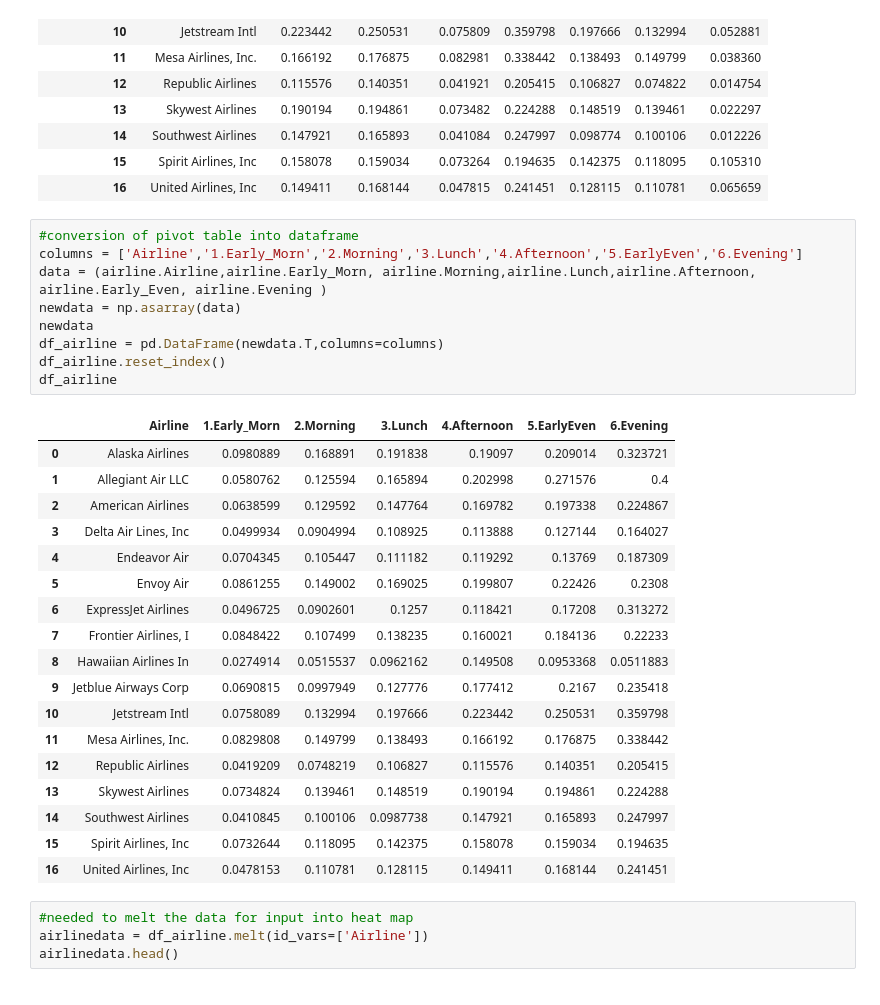
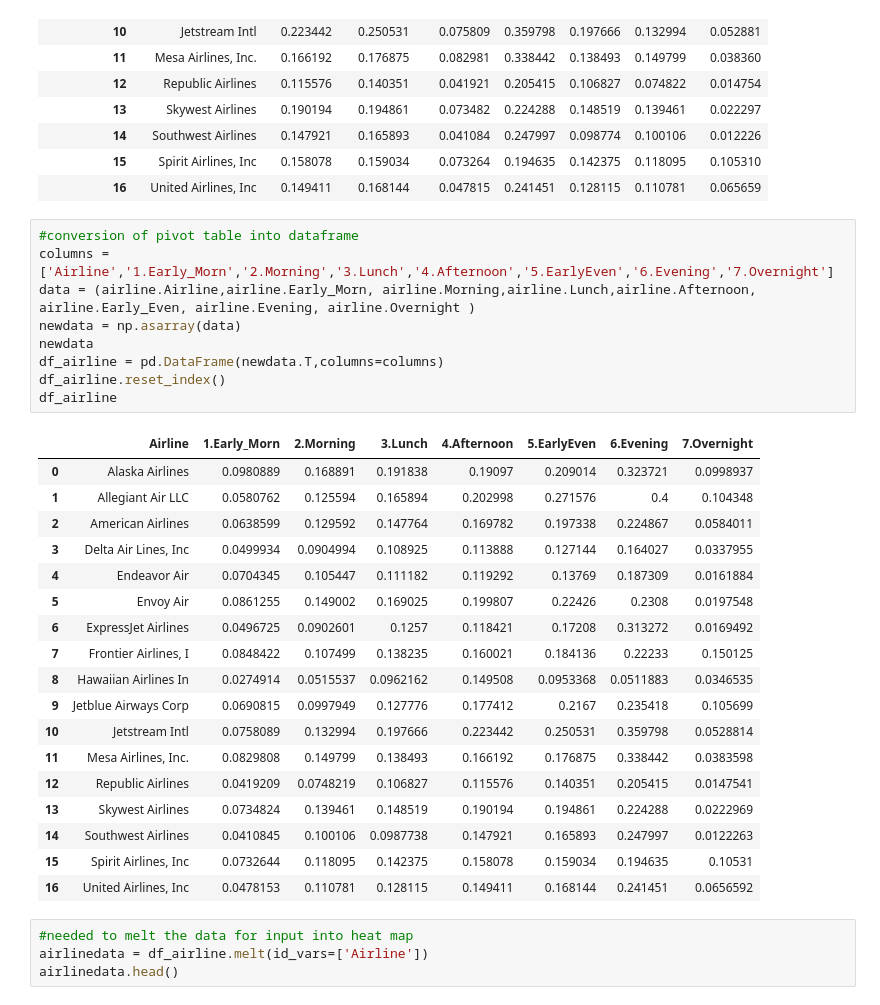
Before and after one commit to mattydeane74/Python-DA-Course, a Jupyter notebook: Lesson_6/Airlines_delay.ipynb, the cells around one changed output. Cells and saved outputs as stored; diff of their text form.

```diff
--- a/Lesson_6/Airlines_delay.ipynb
+++ b/Lesson_6/Airlines_delay.ipynb
@@ -999,32 +1061,32 @@ airline
 | 16 | United Airlines, Inc | 0.149411 | 0.168144 | 0.047815 | 0.241451 | 0.128115 | 0.110781 | 0.065659 |
 # %%
 #conversion of pivot table into dataframe
-columns = ['Airline','1.Early_Morn','2.Morning','3.Lunch','4.Afternoon','5.EarlyEven','6.Evening']
-data = (airline.Airline,airline.Early_Morn, airline.Morning,airline.Lunch,airline.Afternoon, airline.Early_Even, airline.Evening )
+columns = ['Airline','1.Early_Morn','2.Morning','3.Lunch','4.Afternoon','5.EarlyEven','6.Evening','7.Overnight']
+data = (airline.Airline,airline.Early_Morn, airline.Morning,airline.Lunch,airline.Afternoon, airline.Early_Even, airline.Evening, airline.Overnight )
 newdata = np.asarray(data)
 newdata
 df_airline = pd.DataFrame(newdata.T,columns=columns)
 df_airline.reset_index()
 df_airline
 # %% [output]
-|  | Airline | 1.Early_Morn | 2.Morning | 3.Lunch | 4.Afternoon | 5.EarlyEven | 6.Evening |
-| 0 | Alaska Airlines | 0.0980889 | 0.168891 | 0.191838 | 0.19097 | 0.209014 | 0.323721 |
-| 1 | Allegiant Air LLC | 0.0580762 | 0.125594 | 0.165894 | 0.202998 | 0.271576 | 0.4 |
-| 2 | American Airlines | 0.0638599 | 0.129592 | 0.147764 | 0.169782 | 0.197338 | 0.224867 |
-| 3 | Delta Air Lines, Inc | 0.0499934 | 0.0904994 | 0.108925 | 0.113888 | 0.127144 | 0.164027 |
-| 4 | Endeavor Air | 0.0704345 | 0.105447 | 0.111182 | 0.119292 | 0.13769 | 0.187309 |
-| 5 | Envoy Air | 0.0861255 | 0.149002 | 0.169025 | 0.199807 | 0.22426 | 0.2308 |
-| 6 | ExpressJet Airlines | 0.0496725 | 0.0902601 | 0.1257 | 0.118421 | 0.17208 | 0.313272 |
-| 7 | Frontier Airlines, I | 0.0848422 | 0.107499 | 0.138235 | 0.160021 | 0.184136 | 0.22233 |
-| 8 | Hawaiian Airlines In | 0.0274914 | 0.0515537 | 0.0962162 | 0.149508 | 0.0953368 | 0.0511883 |
-| 9 | Jetblue Airways Corp | 0.0690815 | 0.0997949 | 0.127776 | 0.177412 | 0.2167 | 0.235418 |
-| 10 | Jetstream Intl | 0.0758089 | 0.132994 | 0.197666 | 0.223442 | 0.250531 | 0.359798 |
-| 11 | Mesa Airlines, Inc. | 0.0829808 | 0.149799 | 0.138493 | 0.166192 | 0.176875 | 0.338442 |
-| 12 | Republic Airlines | 0.0419209 | 0.0748219 | 0.106827 | 0.115576 | 0.140351 | 0.205415 |
-| 13 | Skywest Airlines | 0.0734824 | 0.139461 | 0.148519 | 0.190194 | 0.194861 | 0.224288 |
-| 14 | Southwest Airlines | 0.0410845 | 0.100106 | 0.0987738 | 0.147921 | 0.165893 | 0.247997 |
-| 15 | Spirit Airlines, Inc | 0.0732644 | 0.118095 | 0.142375 | 0.158078 | 0.159034 | 0.194635 |
-| 16 | United Airlines, Inc | 0.0478153 | 0.110781 | 0.128115 | 0.149411 | 0.168144 | 0.241451 |
+|  | Airline | 1.Early_Morn | 2.Morning | 3.Lunch | 4.Afternoon | 5.EarlyEven | 6.Evening | 7.Overnight |
+| 0 | Alaska Airlines | 0.0980889 | 0.168891 | 0.191838 | 0.19097 | 0.209014 | 0.323721 | 0.0998937 |
+| 1 | Allegiant Air LLC | 0.0580762 | 0.125594 | 0.165894 | 0.202998 | 0.271576 | 0.4 | 0.104348 |
+| 2 | American Airlines | 0.0638599 | 0.129592 | 0.147764 | 0.169782 | 0.197338 | 0.224867 | 0.0584011 |
+| 3 | Delta Air Lines, Inc | 0.0499934 | 0.0904994 | 0.108925 | 0.113888 | 0.127144 | 0.164027 | 0.0337955 |
+| 4 | Endeavor Air | 0.0704345 | 0.105447 | 0.111182 | 0.119292 | 0.13769 | 0.187309 | 0.0161884 |
+| 5 | Envoy Air | 0.0861255 | 0.149002 | 0.169025 | 0.199807 | 0.22426 | 0.2308 | 0.0197548 |
+| 6 | ExpressJet Airlines | 0.0496725 | 0.0902601 | 0.1257 | 0.118421 | 0.17208 | 0.313272 | 0.0169492 |
+| 7 | Frontier Airlines, I | 0.0848422 | 0.107499 | 0.138235 | 0.160021 | 0.184136 | 0.22233 | 0.150125 |
+| 8 | Hawaiian Airlines In | 0.0274914 | 0.0515537 | 0.0962162 | 0.149508 | 0.0953368 | 0.0511883 | 0.0346535 |
+| 9 | Jetblue Airways Corp | 0.0690815 | 0.0997949 | 0.127776 | 0.177412 | 0.2167 | 0.235418 | 0.105699 |
+| 10 | Jetstream Intl | 0.0758089 | 0.132994 | 0.197666 | 0.223442 | 0.250531 | 0.359798 | 0.0528814 |
+| 11 | Mesa Airlines, Inc. | 0.0829808 | 0.149799 | 0.138493 | 0.166192 | 0.176875 | 0.338442 | 0.0383598 |
+| 12 | Republic Airlines | 0.0419209 | 0.0748219 | 0.106827 | 0.115576 | 0.140351 | 0.205415 | 0.0147541 |
+| 13 | Skywest Airlines | 0.0734824 | 0.139461 | 0.148519 | 0.190194 | 0.194861 | 0.224288 | 0.0222969 |
+| 14 | Southwest Airlines | 0.0410845 | 0.100106 | 0.0987738 | 0.147921 | 0.165893 | 0.247997 | 0.0122263 |
+| 15 | Spirit Airlines, Inc | 0.0732644 | 0.118095 | 0.142375 | 0.158078 | 0.159034 | 0.194635 | 0.10531 |
+| 16 | United Airlines, Inc | 0.0478153 | 0.110781 | 0.128115 | 0.149411 | 0.168144 | 0.241451 | 0.0656592 |
 # %%
 #needed to melt the data for input into heat map
 airlinedata = df_airline.melt(id_vars=['Airline'])
```
Also changed, not shown: parts of 61 cells of this notebook, 2 other files.
